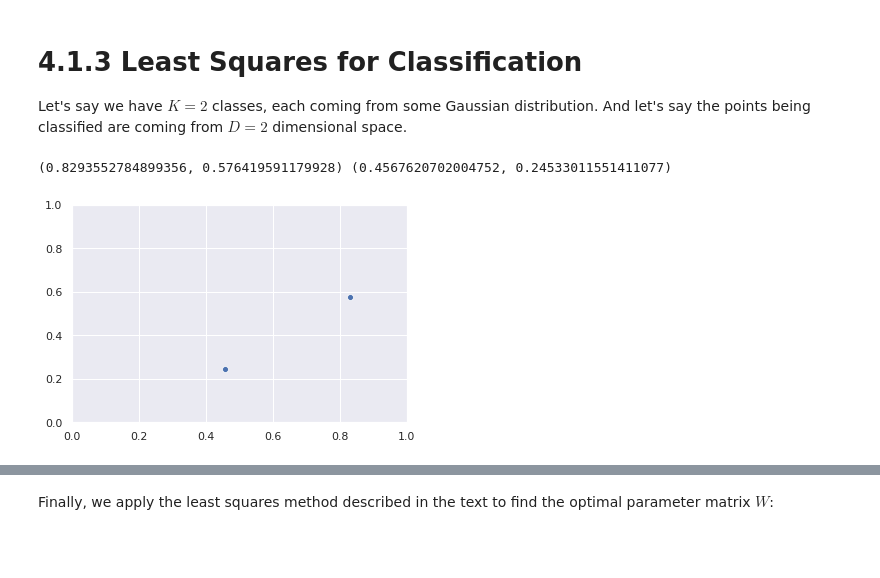
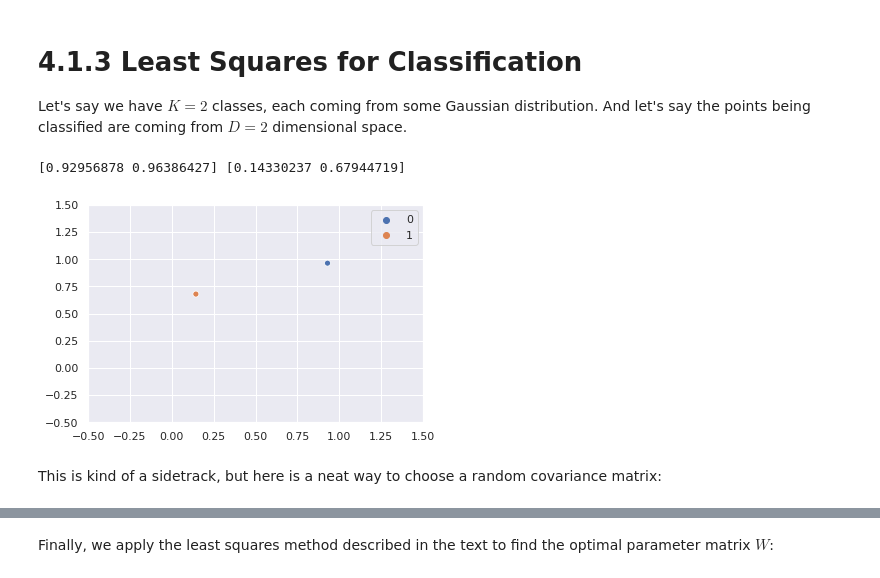
Before and after one commit to ebrahimebrahim/notes, a Jupyter notebook: ch4.ipynb, the cells around one changed output, grey strips where cells are left out. Saved outputs shown, nothing was run; the diff lists cells and outputs as text; code cells hidden in the pictures; blank space fills up the shorter version.

```diff
--- a/ch4.ipynb
+++ b/ch4.ipynb
@@ -9,19 +9,22 @@ sns.set()
 
 Let's say we have $K=2$ classes, each coming from some Gaussian distribution. And let's say the points being classified are coming from $D=2$ dimensional space.
 # %%
-xmin, xmax, ymin, ymax = 0, 1, 0, 1
+# Choose from the unit square means for three gaussians
+while True:
+    mu1 = np.random.uniform(0,1,2)
+    mu2 = np.random.uniform(0,1,2)
+    if np.linalg.norm(mu1-mu2) >= 0.6:
+        break
 
-# Choose from the unit square means for two gaussians
-xs = np.random.uniform(xmin,xmax,2)
-ys = np.random.uniform(ymin,ymax,2)
-
-mu1,mu2 = zip(xs,ys)
-ax = sns.scatterplot(x = xs, y = ys);
+means = np.array([mu1,mu2])
+ax = sns.scatterplot(x = means.transpose()[0], y = means.transpose()[1],hue=[0,1]);
 def set_bounds(ax):
-    ax.set_xbound(xmin,xmax)
-    ax.set_ybound(ymin,ymax)
+    ax.set_xbound(-0.5,1.5)
+    ax.set_ybound(-0.5,1.5)
 set_bounds(ax)
 print(mu1,mu2)
 # %% [output]
-(0.8293552784899356, 0.576419591179928) (0.4567620702004752, 0.24533011551411077)
+[0.92956878 0.96386427] [0.14330237 0.67944719]
-[figure, old version]
+[figure, new version]
+# %% [markdown]
+This is kind of a sidetrack, but here is a neat way to choose a random covariance matrix:
```
Also changed, not shown: parts of 22 cells of this notebook.
